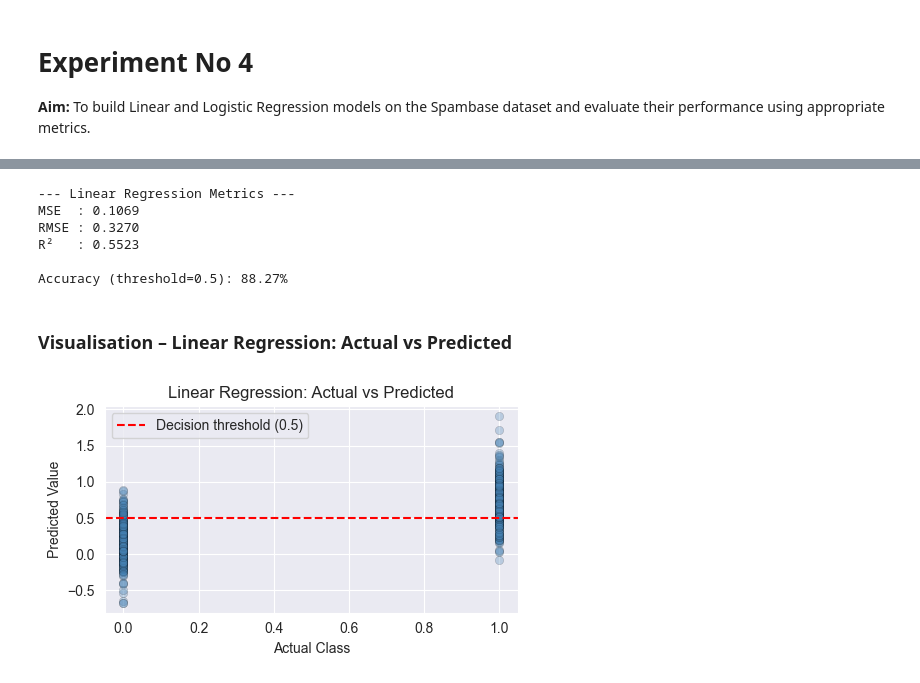
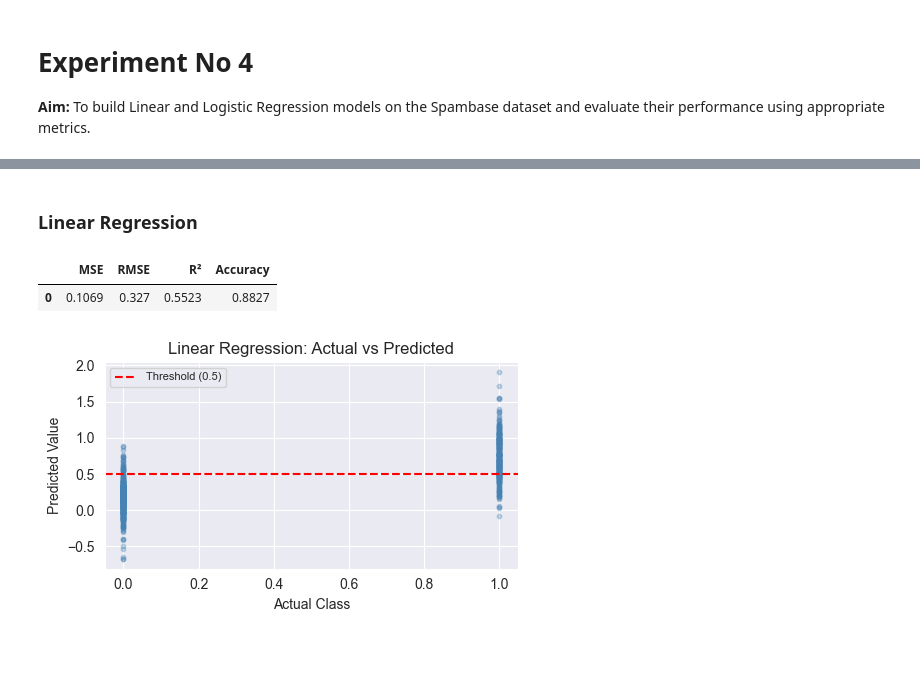
Before and after one commit to div-yan-shu-13/ML-Lab-Sem-6, a Jupyter notebook: Lab_04.ipynb, the cells around one changed output, grey strips where cells are left out. Saved outputs shown, nothing was run; the diff lists cells and outputs as text; code cells hidden in the pictures; blank space fills up the shorter version.

```diff
--- a/Lab_04.ipynb
+++ b/Lab_04.ipynb
@@ -10,20 +8,16 @@ import numpy as np
 import matplotlib.pyplot as plt
 import seaborn as sns
 from ucimlrepo import fetch_ucirepo
-
 from sklearn.model_selection import train_test_split
 from sklearn.preprocessing import StandardScaler
 from sklearn.linear_model import LinearRegression, LogisticRegression
-from sklearn.metrics import (mean_squared_error, r2_score, accuracy_score, precision_score, recall_score, f1_score, roc_auc_score, confusion_matrix, classification_report, RocCurveDisplay
+from sklearn.metrics import (
+    mean_squared_error, r2_score, accuracy_score, precision_score,
+    recall_score, f1_score, roc_auc_score, confusion_matrix,
+    classification_report, RocCurveDisplay
 )
 
-# Fetch the Spambase dataset
 spambase = fetch_ucirepo(id=94)
-X = spambase.data.features
-y = spambase.data.targets
-
-# Combine into a single DataFrame
-df = pd.concat([X, y], axis=1)
-print('Dataset loaded successfully.')
-print(f'Shape: {df.shape}')
+df = pd.concat([spambase.data.features, spambase.data.targets], axis=1)
+display(df.head(3))
 # %% [output]
@@ -84,43 +42,27 @@ Predictions are then **thresholded at 0.5** to produce binary class labels for c
-# %%
-# Train Linear Regression
-lr = LinearRegression()
-lr.fit(X_train_scaled, y_train)
-
-# Continuous predictions
-y_pred_lr_cont = lr.predict(X_test_scaled)
-
-# Regression metrics
-mse  = mean_squared_error(y_test, y_pred_lr_cont)
-rmse = np.sqrt(mse)
-r2   = r2_score(y_test, y_pred_lr_cont)
-
-print('--- Linear Regression Metrics ---')
-print(f'MSE  : {mse:.4f}')
-print(f'RMSE : {rmse:.4f}')
-print(f'R²   : {r2:.4f}')
-
-# Threshold predictions for classification comparison
-y_pred_lr_class = (y_pred_lr_cont >= 0.5).astype(int)
-acc_lr = accuracy_score(y_test, y_pred_lr_class)
-print(f'\nAccuracy (threshold=0.5): {acc_lr*100:.2f}%')
-# %% [output]
---- Linear Regression Metrics ---
-MSE  : 0.1069
-RMSE : 0.3270
-R²   : 0.5523
-
-Accuracy (threshold=0.5): 88.27%
 # %% [markdown]
-### Visualisation – Linear Regression: Actual vs Predicted
+### Linear Regression
 # %%
-plt.figure(figsize=(5, 3))
-plt.scatter(y_test, y_pred_lr_cont, alpha=0.3, color='steelblue', edgecolors='k', linewidths=0.3)
-plt.axhline(0.5, color='red', linestyle='--', label='Decision threshold (0.5)')
-plt.xlabel('Actual Class')
-plt.ylabel('Predicted Value')
-plt.title('Linear Regression: Actual vs Predicted')
-plt.legend()
-plt.tight_layout()
-plt.show()
+lr = LinearRegression()
+lr.fit(X_train_scaled, y_train)
+y_pred_lr_cont  = lr.predict(X_test_scaled)
+y_pred_lr_class = (y_pred_lr_cont >= 0.5).astype(int)
+
+metrics_lr = pd.DataFrame({
+    'MSE':      [mean_squared_error(y_test, y_pred_lr_cont)],
+    'RMSE':     [np.sqrt(mean_squared_error(y_test, y_pred_lr_cont))],
+    'R²':       [r2_score(y_test, y_pred_lr_cont)],
+    'Accuracy': [accuracy_score(y_test, y_pred_lr_class)]
+}).round(4)
+display(metrics_lr)
+
+fig, ax = plt.subplots(figsize=(5, 3))
+ax.scatter(y_test, y_pred_lr_cont, alpha=0.3, s=10, color='steelblue')
+ax.axhline(0.5, color='red', linestyle='--', label='Threshold (0.5)')
+ax.set_xlabel('Actual Class'); ax.set_ylabel('Predicted Value')
+ax.set_title('Linear Regression: Actual vs Predicted')
+ax.legend(fontsize=8)
+plt.tight_layout(); plt.show()
 # %% [output]
+|  | MSE | RMSE | R² | Accuracy |
+| 0 | 0.1069 | 0.327 | 0.5523 | 0.8827 |
-[figure, old version]
+[figure, new version]
```
Also changed, not shown: parts of 17 cells of this notebook, 3 other files.
